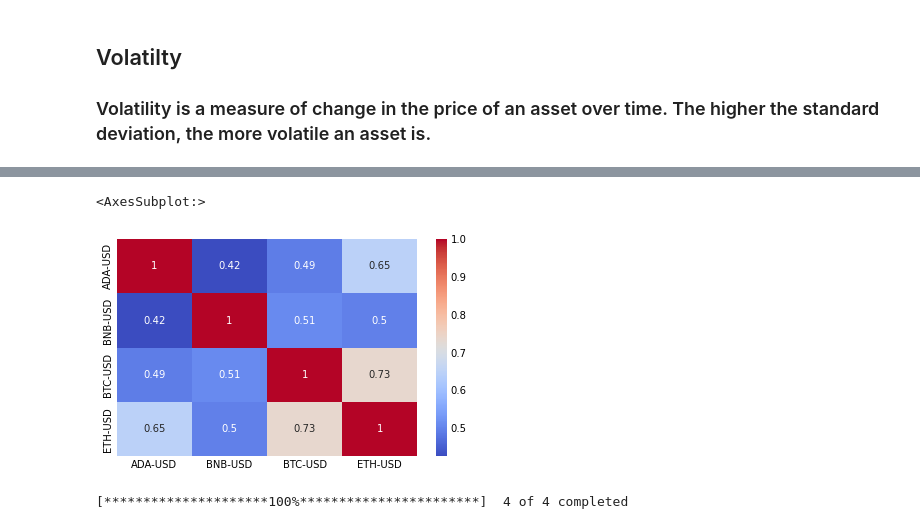
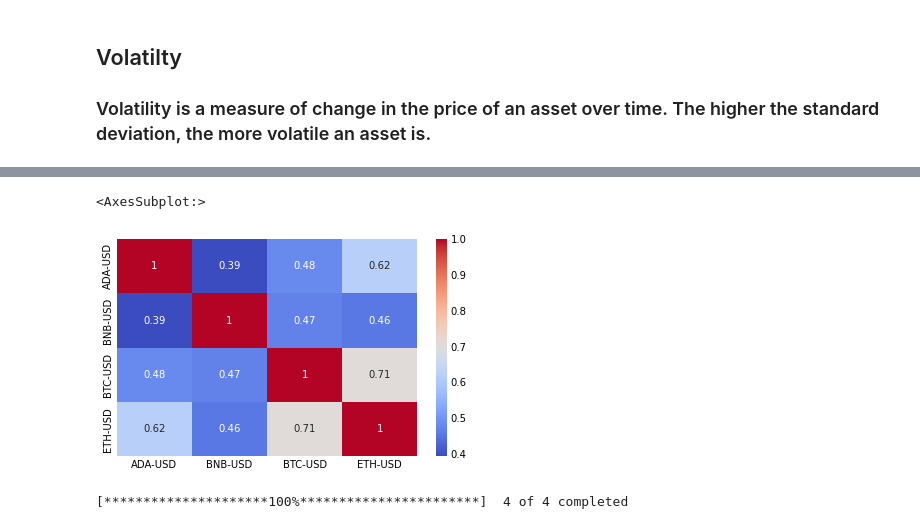
Before and after one commit to DDEEEVV/Project-101-CryptoAnalysis, a Jupyter notebook: crypyo_analysis_project.ipynb, the cells around one changed output, grey strips where cells are left out. Drawn from its saved outputs; the diff is of its cells as text; code cells hidden in the pictures.

```diff
--- a/crypyo_analysis_project.ipynb
+++ b/crypyo_analysis_project.ipynb
@@ -24,15 +75,17 @@ indices = ["SPY"]
 # I want to analyze the Crypto Market 1 - Year Before, During, and After the Covid-19 Lockdown Period.
 
 start_date_pre_lockdown = "2019-03-14"
-end_date_pre_lockdown = "2020-03-14"
+end_date_pre_lockdown = "2020-04-01"
+crypto_data_before_lockdown = yf.download(cryptocurrencies, start_date_pre_lockdown, end_date_pre_lockdown)
 
-start_date_pandemic_lockdown = "2020-03-14"
-end_date_pandemic_lockdown = "2021-03-14"
+
+start_date_pandemic_lockdown = "2020-04-01"
+end_date_pandemic_lockdown = "2021-04-30"
+crypto_data_during_lockdown = yf.download(cryptocurrencies, start_date_pandemic_lockdown, end_date_pandemic_lockdown)
+
 
 start_date_after_locksown = "2021-05-01"
-end_date_after_lockdown = "2022-04-29"
-
-crypto_data = yf.download(cryptocurrencies, start_date_pandemic_lockdown, end_date_pandemic_lockdown)
-crypto_data.head()
+end_date_after_lockdown = "2022-05-02"
+crypto_data_after_lockdown = yf.download(cryptocurrencies, start_date_after_locksown, end_date_after_lockdown)
 # %% [output]
 [*********************100%***********************]  4 of 4 completed
@@ -48,8 +126,8 @@ crypto_data.head()
 # %% [markdown]
 The main advantage of adjusted closing prices is that they make it easier to evaluate stock performance. Firstly, the adjusted closing price helps investors understand how much they would have made by investing in a given asset.
 # %%
-closing_prices = crypto_data["Close"]
-closing_prices.hvplot(
+closing_prices_during_lockdown = crypto_data_during_lockdown["Close"]
+closing_prices_during_lockdown.hvplot(
     label = "Closing prices for Bitcoin, Ethereum, Cordana, Binance during the Covid-19 Lockdown period",
     width = 900,
     height = 400
@@ -73,0 +139,6 @@ daily_returns.describe()
+# %%
+daily_returns_during_lockdown=closing_prices_during_lockdown.pct_change().dropna()
+daily_returns_during_lockdown.hvplot(
+    label = "Daily returns for Bitcoin, Ethereum, Cordana, Binance during the Covid-19 Lockdown period",
+    width = 900,
+    height = 400)
@@ -93,9 +159,9 @@ cumulative_return.hvplot(
 # %%
-correlation = daily_returns.corr()
+correlation = daily_returns_during_lockdown.corr()
 sns.heatmap(correlation, annot=True, cmap='coolwarm')
 # %% [output]
 <AxesSubplot:>
-[figure, old version]
+[figure, new version]
 # %%
 crypto_data_after_lockdown = yf.download(cryptocurrencies, start_date_after_locksown, end_date_after_lockdown)
 closing_prices_after_lockdown = crypto_data_after_lockdown["Close"]
```
Also changed, not shown: parts of 16 cells of this notebook.
